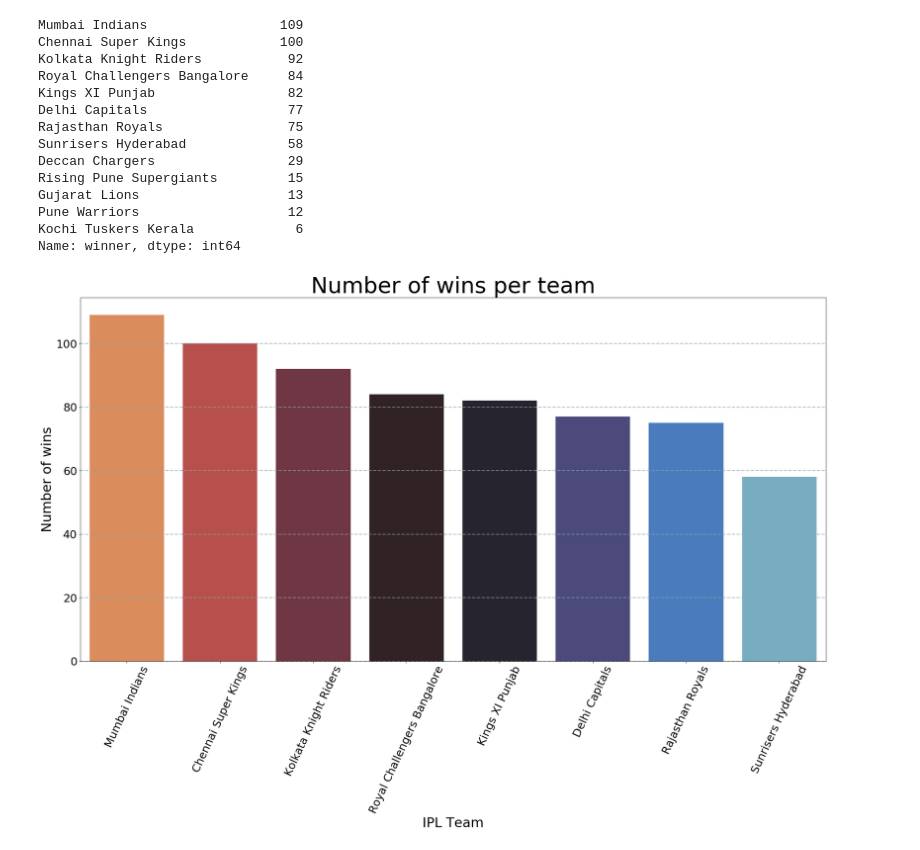
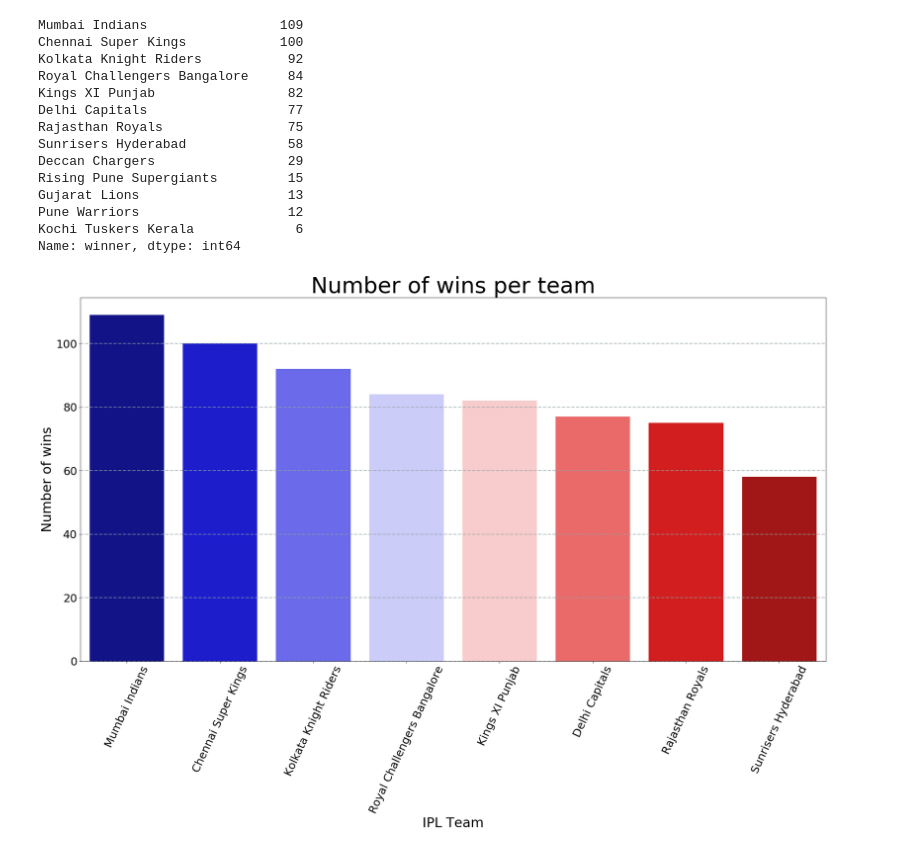
Before and after one commit to Thesavagecoder7784/Statistical-Data-Analysis-With-Pandas, a Jupyter notebook: IPL Stats.ipynb, the cells around one changed output. Saved outputs shown, nothing was run; the diff lists cells and outputs as text; code cells hidden in the pictures.

```diff
--- a/IPL Stats.ipynb
+++ b/IPL Stats.ipynb
@@ -37,31 +47,31 @@ Name: season, dtype: int64
 # %%
 b = df['winner'].value_counts()
 sns.countplot(x = 'winner',data = df,
-              palette = 'icefire_r',
+              palette = 'seismic',
               order = df['winner'].value_counts()[:8].index)
 plt.grid(color='#95a5a6', linestyle='--', linewidth=2, axis='y', alpha=0.7)
 plt.xticks(fontsize =25,rotation = 65)
 plt.yticks(fontsize = 25)
 plt.xlabel("IPL Team",fontsize = 30)
 plt.ylabel("Number of wins",fontsize = 30)
 plt.title("Number of wins per team",fontsize = 50)
 print(b)
 # %% [output]
 Mumbai Indians                 109
 Chennai Super Kings            100
 Kolkata Knight Riders           92
 Royal Challengers Bangalore     84
 Kings XI Punjab                 82
 Delhi Capitals                  77
 Rajasthan Royals                75
 Sunrisers Hyderabad             58
 Deccan Chargers                 29
 Rising Pune Supergiants         15
 Gujarat Lions                   13
 Pune Warriors                   12
 Kochi Tuskers Kerala             6
 Name: winner, dtype: int64
-[figure, old version]
+[figure, new version]
 # %%
 c = df['player_of_match'].value_counts()[:20]
 sns.countplot(x = 'player_of_match',data = df,
```
Also changed, not shown: parts of 16 cells of this notebook.
